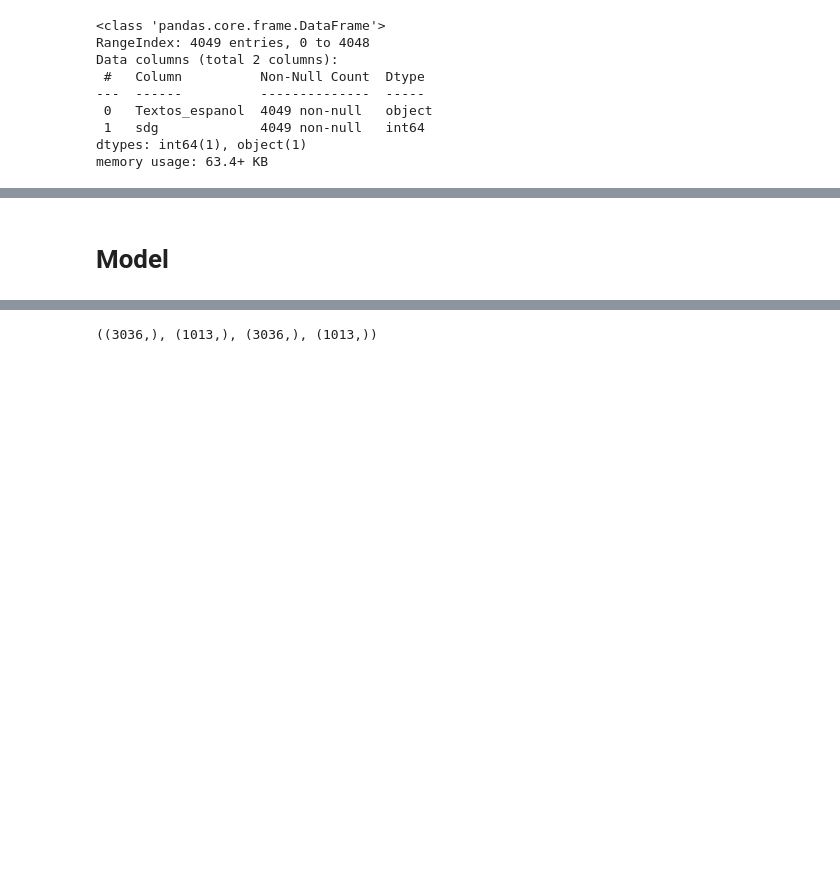
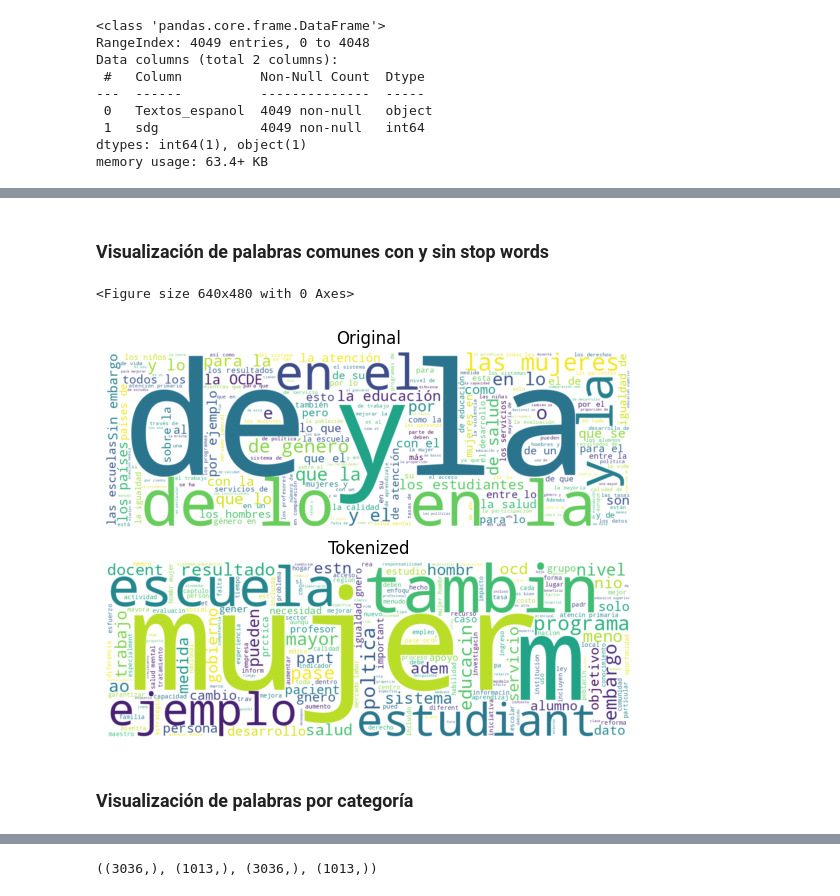
Before and after one commit to Danielfts/BI_PROY1_2402, a Jupyter notebook: Proyecto 1/Etapa 1/Modelo_B/modelo_b.ipynb, the cells around one changed output, grey strips where cells are left out. Drawn from its saved outputs; the diff is of its cells as text; code cells hidden in the pictures; blank space fills up the shorter version.

```diff
--- a/Proyecto 1/Etapa 1/Modelo_B/modelo_b.ipynb
+++ b/Proyecto 1/Etapa 1/Modelo_B/modelo_b.ipynb
@@ -80,5 +83,27 @@ norm_corpus = normalize_corpus(corpus)
 # %%
 df_cleaned = df_original.copy()
 df_cleaned['Clean_Text'] = norm_corpus
-# %% [markdown]
-# Model
+# %%
+original_words = WordCloud(width=1200, height=400, background_color='white').generate(' '.join(corpus))
+cleaned_words = WordCloud(width=1200, height=400, background_color='white').generate(' '.join(norm_corpus))
+# %% [markdown]
+### Visualización de palabras comunes con y sin stop words
+# %%
+plt.figure()
+
+f, axes = plt.subplots(2, 1, figsize=(15, 5))
+
+axes[0].imshow(original_words, interpolation='bilinear')
+axes[0].set_title('Original')
+axes[0].axis('off')
+
+axes[1].imshow(cleaned_words, interpolation='bilinear')
+axes[1].set_title('Tokenized')
+axes[1].axis('off')
+
+plt.show()
+# %% [output]
+<Figure size 640x480 with 0 Axes>
+[figure, added]
+# %% [markdown]
+### Visualización de palabras por categoría
```
Also changed, not shown: parts of 37 cells of this notebook, 4 other files.
